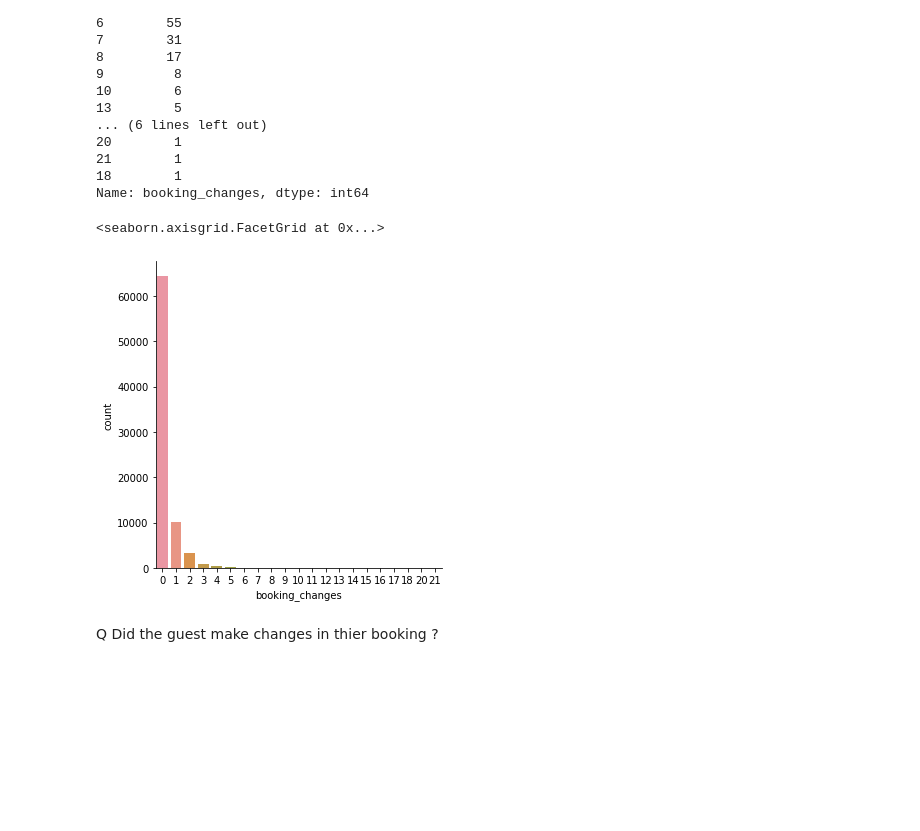
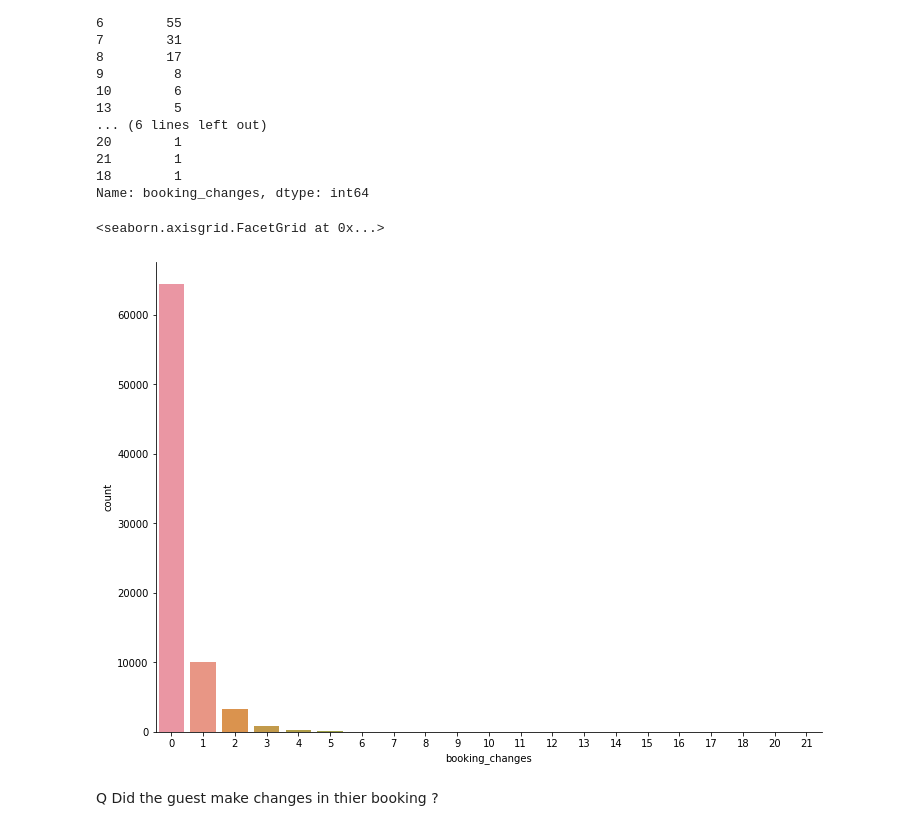
Before and after one commit to Pawan-kumar-Singh/Hotel_Booking-_Analysis, a Jupyter notebook: Hotel_Booking_Analysis_Capstone_Project.ipynb, the cells around one changed output. Drawn from its saved outputs; the diff is of its cells as text; code cells hidden in the pictures; blank space fills up the shorter version.

```diff
--- a/Hotel_Booking_Analysis_Capstone_Project.ipynb
+++ b/Hotel_Booking_Analysis_Capstone_Project.ipynb
@@ -987,10 +994,10 @@ df['booking_changes'].value_counts()
 18        1
 Name: booking_changes, dtype: int64
 # %%
-sns.catplot(x='booking_changes', kind='count', data=df)
+sns.catplot(x='booking_changes', kind='count', data=df,height=7.27, aspect=11.7/8.27)
 # %% [output]
 <seaborn.axisgrid.FacetGrid at 0x...>
-[figure, old version]
+[figure, new version]
 # %% [markdown]
 Q Did the guest make changes in thier booking ?
 # %% [markdown]
```
Also changed, not shown: parts of 20 cells of this notebook.
